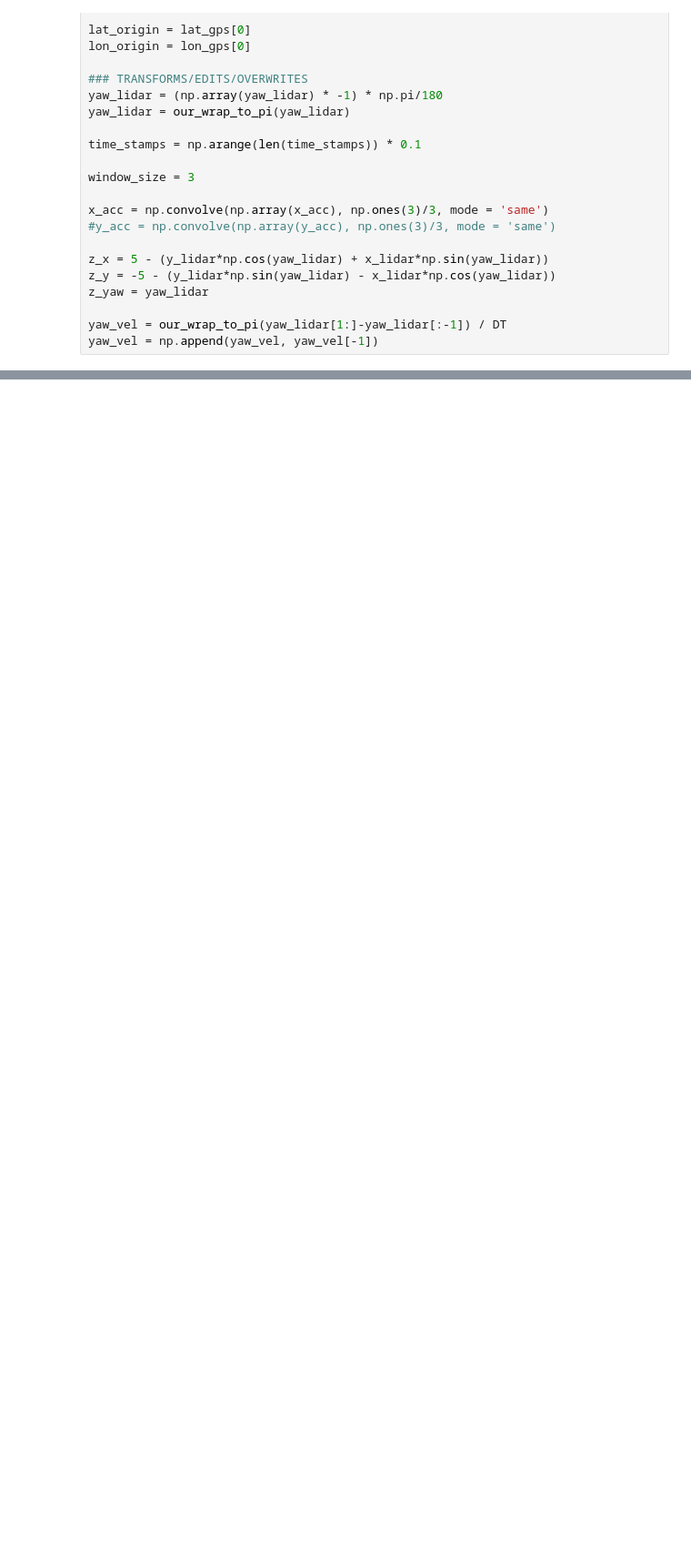
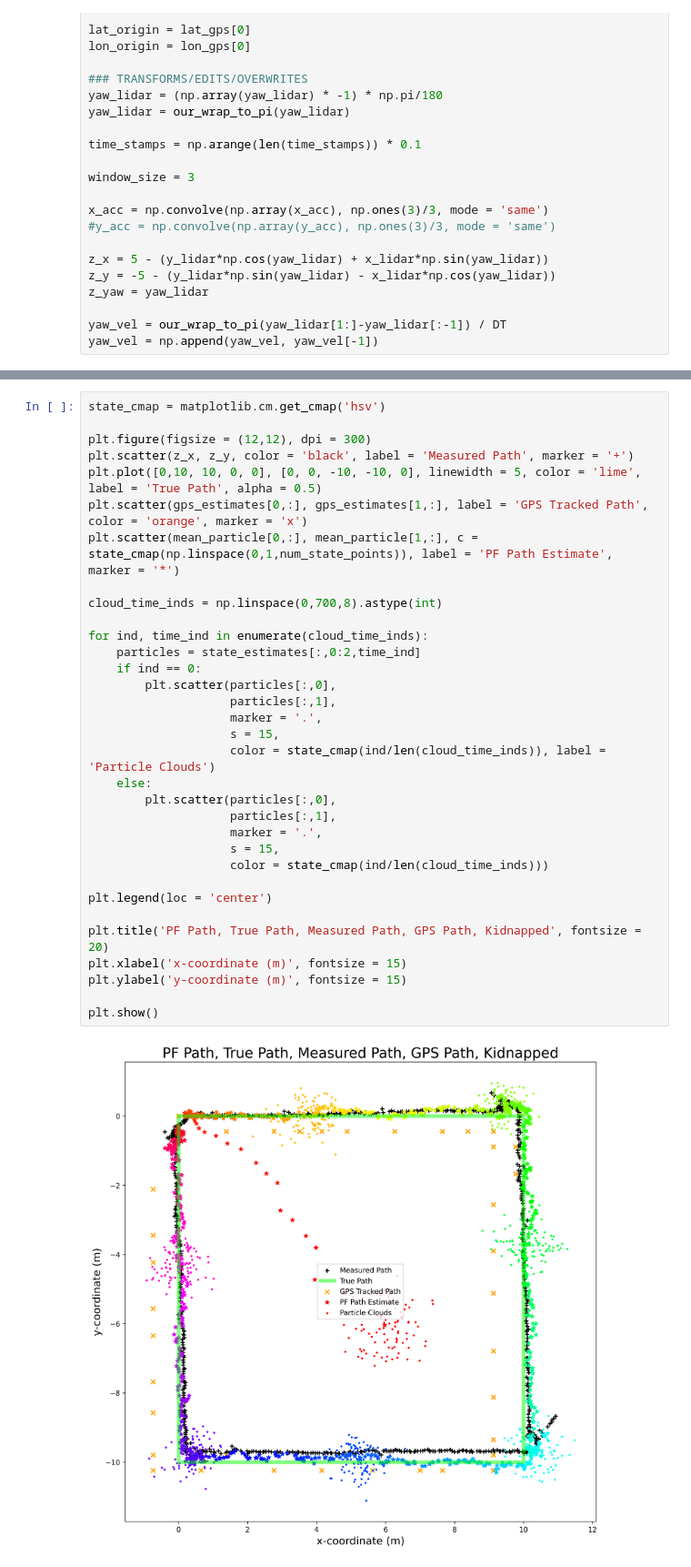
Before and after one commit to aryagoutam/E205_Lab_04, a Jupyter notebook: PF.ipynb, the cells around one changed output, grey strips where cells are left out. Shown at 91% size. Saved outputs shown, nothing was run; the diff lists cells and outputs as text; blank space fills up the shorter version.

Commit message:
final code with good plots

```diff
--- a/PF.ipynb
+++ b/PF.ipynb
@@ -282,0 +251,35 @@ state_pred_t[:,5]
+# %%
+state_cmap = matplotlib.cm.get_cmap('hsv')
+
+plt.figure(figsize = (12,12), dpi = 300)
+plt.scatter(z_x, z_y, color = 'black', label = 'Measured Path', marker = '+')
+plt.plot([0,10, 10, 0, 0], [0, 0, -10, -10, 0], linewidth = 5, color = 'lime', label = 'True Path', alpha = 0.5)
+plt.scatter(gps_estimates[0,:], gps_estimates[1,:], label = 'GPS Tracked Path', color = 'orange', marker = 'x')
+plt.scatter(mean_particle[0,:], mean_particle[1,:], c = state_cmap(np.linspace(0,1,num_state_points)), label = 'PF Path Estimate', marker = '*')
+
+cloud_time_inds = np.linspace(0,700,8).astype(int)
+
+for ind, time_ind in enumerate(cloud_time_inds):
+    particles = state_estimates[:,0:2,time_ind]
+    if ind == 0:
+        plt.scatter(particles[:,0],
+                    particles[:,1],
+                    marker = '.',
+                    s = 15,
+                    color = state_cmap(ind/len(cloud_time_inds)), label = 'Particle Clouds')
+    else:
+        plt.scatter(particles[:,0],
+                    particles[:,1],
+                    marker = '.',
+                    s = 15,
+                    color = state_cmap(ind/len(cloud_time_inds)))
+
+plt.legend(loc = 'center')
+
+plt.title('PF Path, True Path, Measured Path, GPS Path, Kidnapped', fontsize = 20)
+plt.xlabel('x-coordinate (m)', fontsize = 15)
+plt.ylabel('y-coordinate (m)', fontsize = 15)
+
+plt.show()
+# %% [output]
+[figure, added]
```
Also changed, not shown: parts of 10 cells of this notebook.
